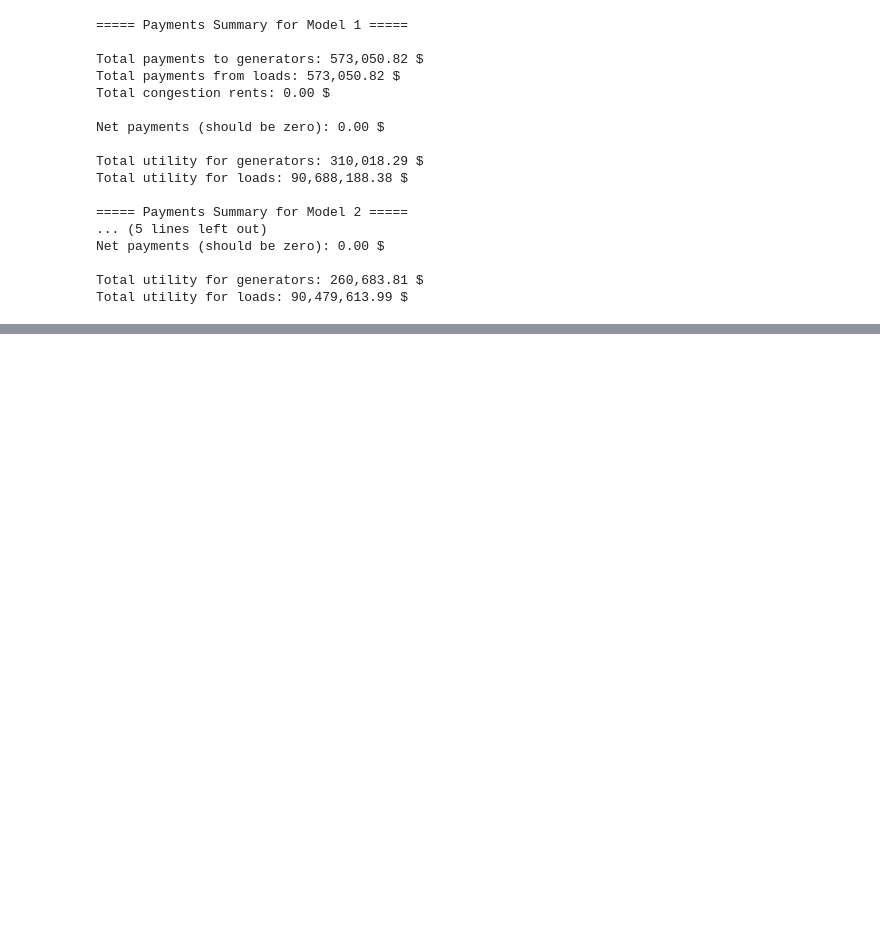
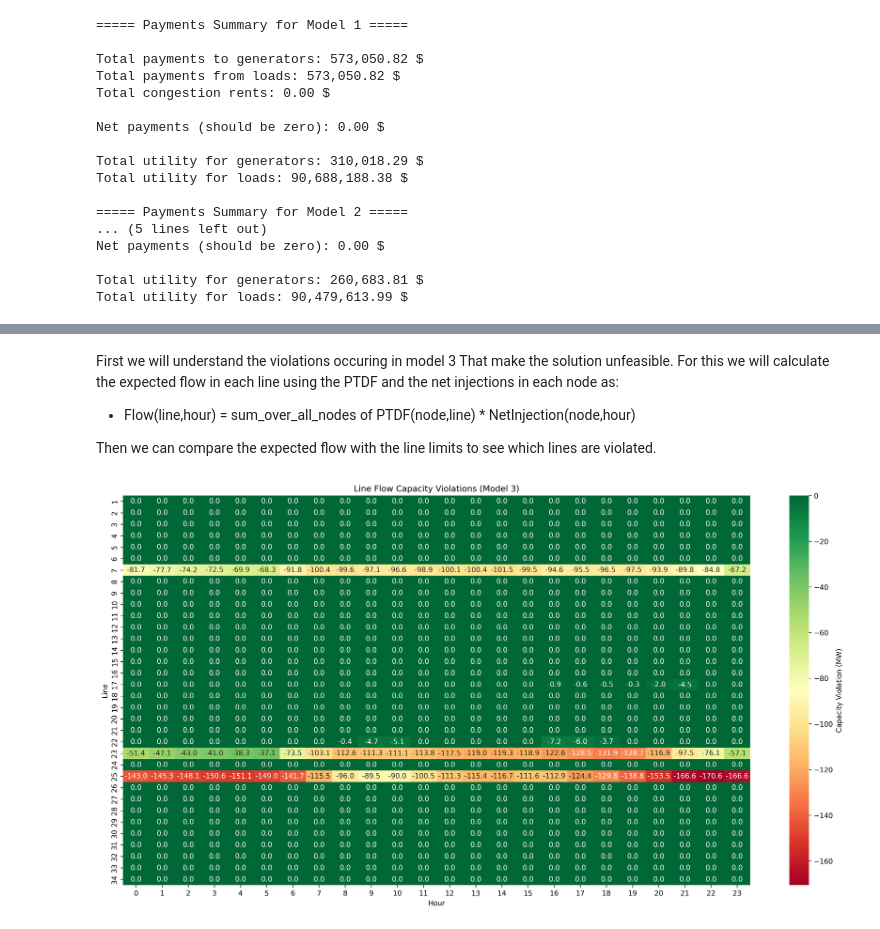
Before and after one commit to dguiraldes/energy_markets, a Jupyter notebook: Q3.ipynb, the cells around one changed output, grey strips where cells are left out. Cells and saved outputs as stored; diff of their text form; code cells hidden in the pictures; blank space fills up the shorter version.

```diff
--- a/Q3.ipynb
+++ b/Q3.ipynb
@@ -524,6 +526,6 @@ def build_and_solve_market_clearing_with_zones(gen_constraints, demand_bid, wind
 
     return m
 # %%
-m3 = build_and_solve_market_clearing_with_zones(gen_constraints, demand_bid, wind_forecast_generation, line_capacity_between_zones)
+model3 = build_and_solve_market_clearing_with_zones(gen_constraints, demand_bid, wind_forecast_generation, line_capacity_between_zones)
 # %% [output]
 Running HiGHS 1.13.1 (git hash: 1d267d9): Copyright (c) 2026 under MIT licence terms
@@ -1081,0 +1153,51 @@ Congestions reduces both the profits of generators and utility of consumers. Con
+# %% [markdown]
+First we will understand the violations occuring in model 3 That make the solution unfeasible. For this we will calculate the expected flow in each line using the PTDF and the net injections in each node as:
+
+- Flow(line,hour) = sum_over_all_nodes of PTDF(node,line) * NetInjection(node,hour)
+
+Then we can compare the expected flow with the line limits to see which lines are violated.
+# %%
+gen_m3 = model3.variables['p_gen'].solution.to_dataframe()
+wf_gen_m3 = model3.variables['p_wind'].solution.to_dataframe()
+demand_m3 = model3.variables['p_demand'].solution.sum(dim='Bid').to_dataframe()
+
+# Assign node to each generator
+gen_m3 = gen_m3.reset_index().merge(gen_constraints[['Unit', 'Node']].drop_duplicates(), on='Unit', how='left')
+wf_gen_m3 = wf_gen_m3.reset_index().merge(wind_forecast_generation[['Unit', 'Node']].drop_duplicates(), on='Unit', how='left')
+demand_m3 = demand_m3.reset_index().merge(demand_bid[['Load', 'Node']].drop_duplicates(), on='Load', how='left')
+demand_m3['solution'] = - demand_m3['solution']
+
+solution_df = pd.concat([gen_m3,wf_gen_m3,demand_m3.rename(columns={'Load':'Unit'})], ignore_index=True)
+solution_df = solution_df.groupby(['Node','Hour'])['solution'].sum().reset_index()
+solution_df.rename(columns={'solution': 'NetInjection_MW'}, inplace=True)
+
+# fill missing nodes with zero injection
+all_nodes_hours = pd.MultiIndex.from_product([range(1,25), range(24)], names=['Node', 'Hour'])
+solution_df = solution_df.set_index(['Node', 'Hour']).reindex(all_nodes_hours, fill_value=0).reset_index()
+
+
+injection = solution_df.pivot(index='Hour', columns='Node', values='NetInjection_MW')
+# set injection at slack bus (node 13) to zero for all hours
+injection[13] = 0
+
+injection_np = injection.to_numpy()
+ptdf_np = ptdf.to_numpy()
+
+flows_m3 = ptdf @ injection_np.T
+
+# Max capacity as a matrix of (lines, hours)
+max_cap = lines_modified.set_index('Line')['Capacity_MVA'].to_numpy()
+max_cap_matrix = np.tile(max_cap[:, np.newaxis], (1, 24))
+
+# elementwise min between each matrix element and 0
+violations = np.minimum(max_cap_matrix - np.abs(flows_m3), 0)
+# %%
+# heatmap with violations
+plt.figure(figsize=(20, 10), dpi=300)
+sns.heatmap(violations, annot=True, fmt='.1f', cmap='RdYlGn', cbar_kws={'label': 'Capacity Violation (MW)'})
+plt.title('Line Flow Capacity Violations (Model 3)')
+plt.xlabel('Hour')
+plt.ylabel('Line')
+plt.show()
+# %% [output]
+[figure, added]
```
Also changed, not shown: parts of 23 cells of this notebook.
